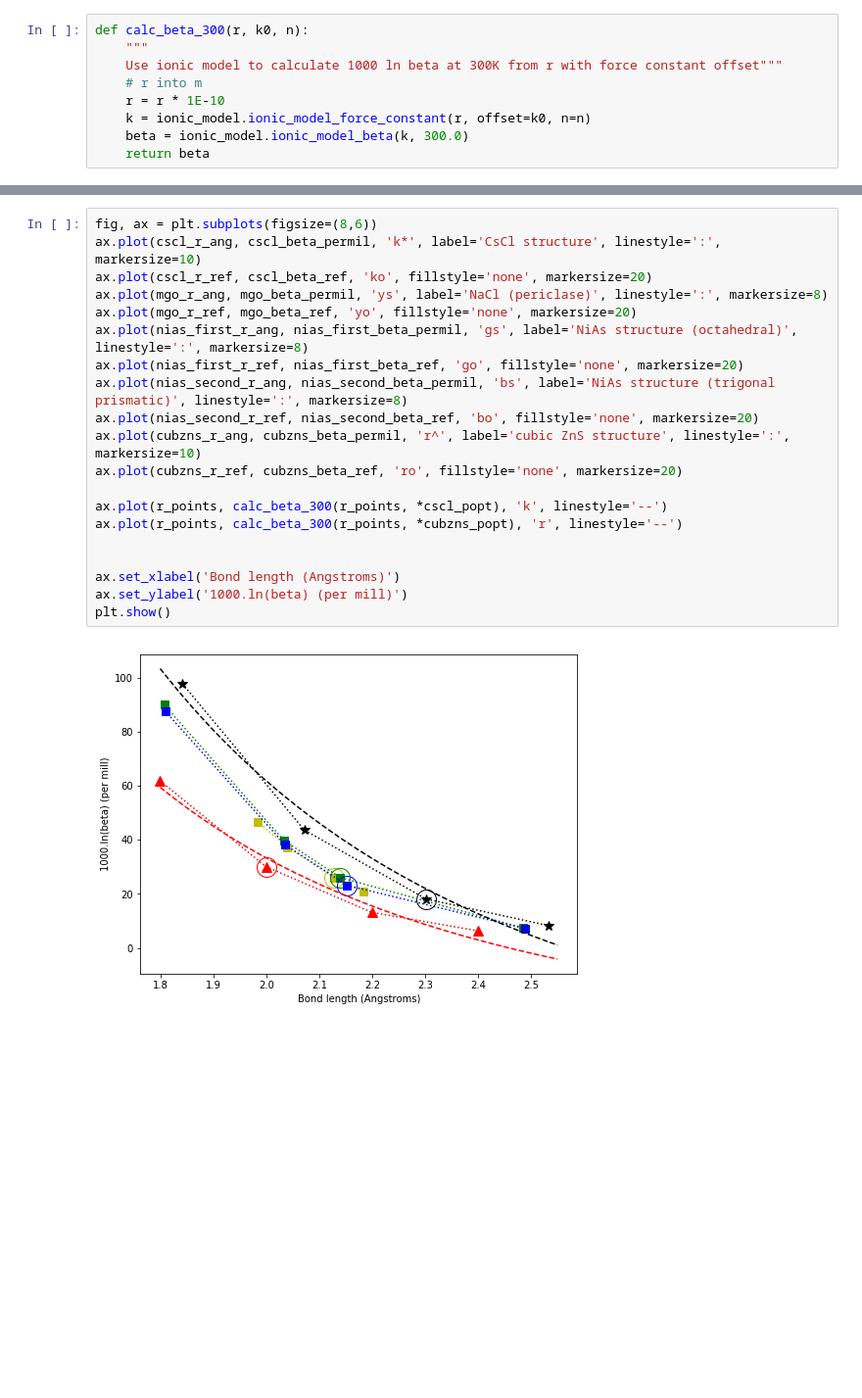
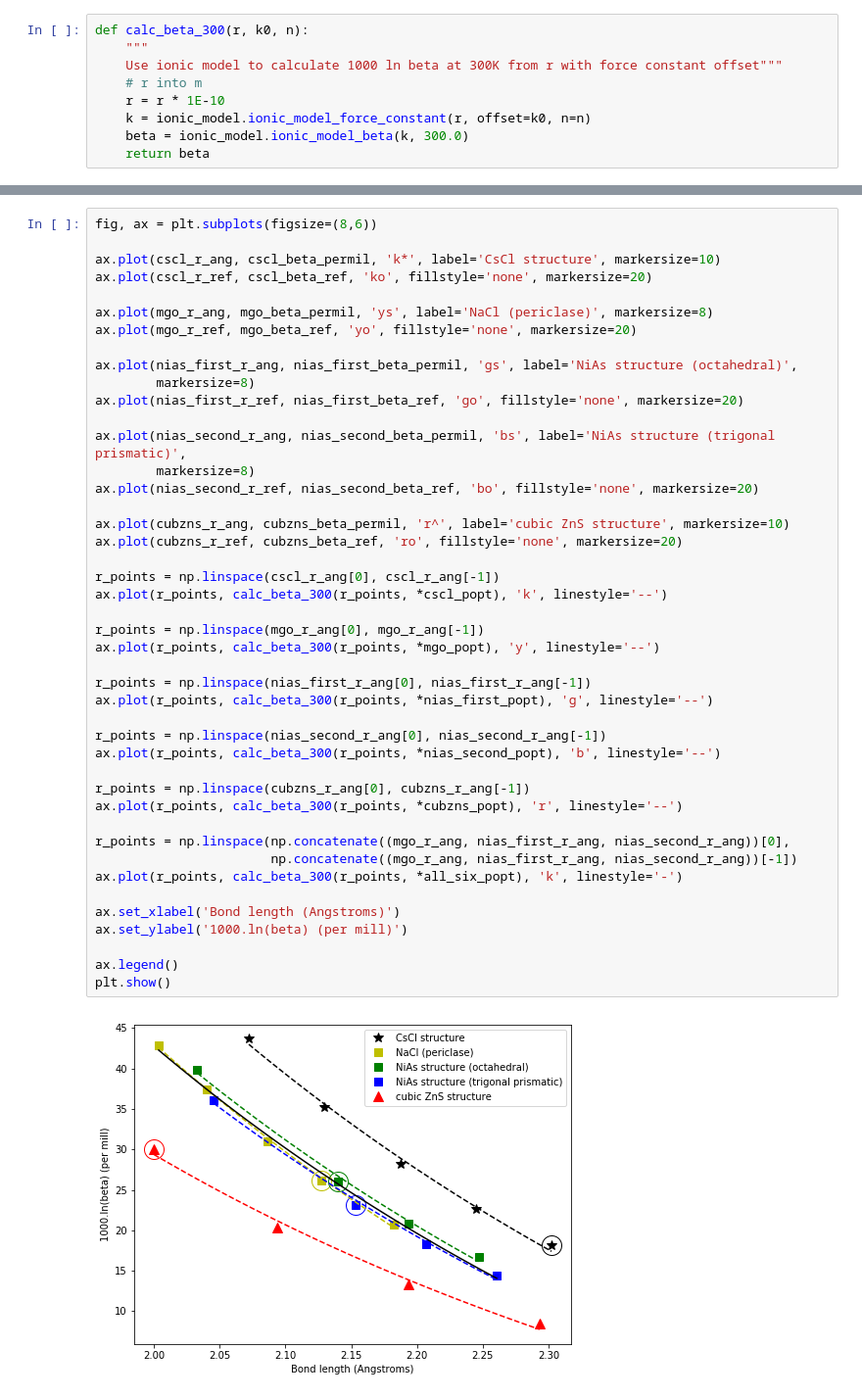
Before and after one commit to andreww/isofrac, a Jupyter notebook: isofrac_MgO_fig.ipynb, the cells around one changed output, grey strips where cells are left out. Shown at 98% size. Cells and saved outputs as stored; diff of their text form; blank space fills up the shorter version.

Commit message:
Do all fitting for MgO structures with ionic model
Needs revisting and melt calculating

```diff
--- a/isofrac_MgO_fig.ipynb
+++ b/isofrac_MgO_fig.ipynb
@@ -50,22 +74,46 @@ r_points = np.linspace(1.80, 2.55)
 # %%
 fig, ax = plt.subplots(figsize=(8,6))
-ax.plot(cscl_r_ang, cscl_beta_permil, 'k*', label='CsCl structure', linestyle=':', markersize=10)
+
+ax.plot(cscl_r_ang, cscl_beta_permil, 'k*', label='CsCl structure', markersize=10)
 ax.plot(cscl_r_ref, cscl_beta_ref, 'ko', fillstyle='none', markersize=20)
-ax.plot(mgo_r_ang, mgo_beta_permil, 'ys', label='NaCl (periclase)', linestyle=':', markersize=8)
+
+ax.plot(mgo_r_ang, mgo_beta_permil, 'ys', label='NaCl (periclase)', markersize=8)
 ax.plot(mgo_r_ref, mgo_beta_ref, 'yo', fillstyle='none', markersize=20)
-ax.plot(nias_first_r_ang, nias_first_beta_permil, 'gs', label='NiAs structure (octahedral)', linestyle=':', markersize=8)
+
+ax.plot(nias_first_r_ang, nias_first_beta_permil, 'gs', label='NiAs structure (octahedral)',
+        markersize=8)
 ax.plot(nias_first_r_ref, nias_first_beta_ref, 'go', fillstyle='none', markersize=20)
-ax.plot(nias_second_r_ang, nias_second_beta_permil, 'bs', label='NiAs structure (trigonal prismatic)', linestyle=':', markersize=8)
+
+ax.plot(nias_second_r_ang, nias_second_beta_permil, 'bs', label='NiAs structure (trigonal prismatic)',
+        markersize=8)
 ax.plot(nias_second_r_ref, nias_second_beta_ref, 'bo', fillstyle='none', markersize=20)
-ax.plot(cubzns_r_ang, cubzns_beta_permil, 'r^', label='cubic ZnS structure', linestyle=':', markersize=10)
+
+ax.plot(cubzns_r_ang, cubzns_beta_permil, 'r^', label='cubic ZnS structure', markersize=10)
 ax.plot(cubzns_r_ref, cubzns_beta_ref, 'ro', fillstyle='none', markersize=20)
 
+r_points = np.linspace(cscl_r_ang[0], cscl_r_ang[-1])
 ax.plot(r_points, calc_beta_300(r_points, *cscl_popt), 'k', linestyle='--')
+
+r_points = np.linspace(mgo_r_ang[0], mgo_r_ang[-1])
+ax.plot(r_points, calc_beta_300(r_points, *mgo_popt), 'y', linestyle='--')
+
+r_points = np.linspace(nias_first_r_ang[0], nias_first_r_ang[-1])
+ax.plot(r_points, calc_beta_300(r_points, *nias_first_popt), 'g', linestyle='--')
+
+r_points = np.linspace(nias_second_r_ang[0], nias_second_r_ang[-1])
+ax.plot(r_points, calc_beta_300(r_points, *nias_second_popt), 'b', linestyle='--')
+
+r_points = np.linspace(cubzns_r_ang[0], cubzns_r_ang[-1])
 ax.plot(r_points, calc_beta_300(r_points, *cubzns_popt), 'r', linestyle='--')
 
+r_points = np.linspace(np.concatenate((mgo_r_ang, nias_first_r_ang, nias_second_r_ang))[0],
+                       np.concatenate((mgo_r_ang, nias_first_r_ang, nias_second_r_ang))[-1])
+ax.plot(r_points, calc_beta_300(r_points, *all_six_popt), 'k', linestyle='-')
 
 ax.set_xlabel('Bond length (Angstroms)')
 ax.set_ylabel('1000.ln(beta) (per mill)')
+
+ax.legend()
 plt.show()
 # %% [output]
-[figure, old version]
+[figure, new version]
```
Also changed, not shown: parts of 7 cells of this notebook.
